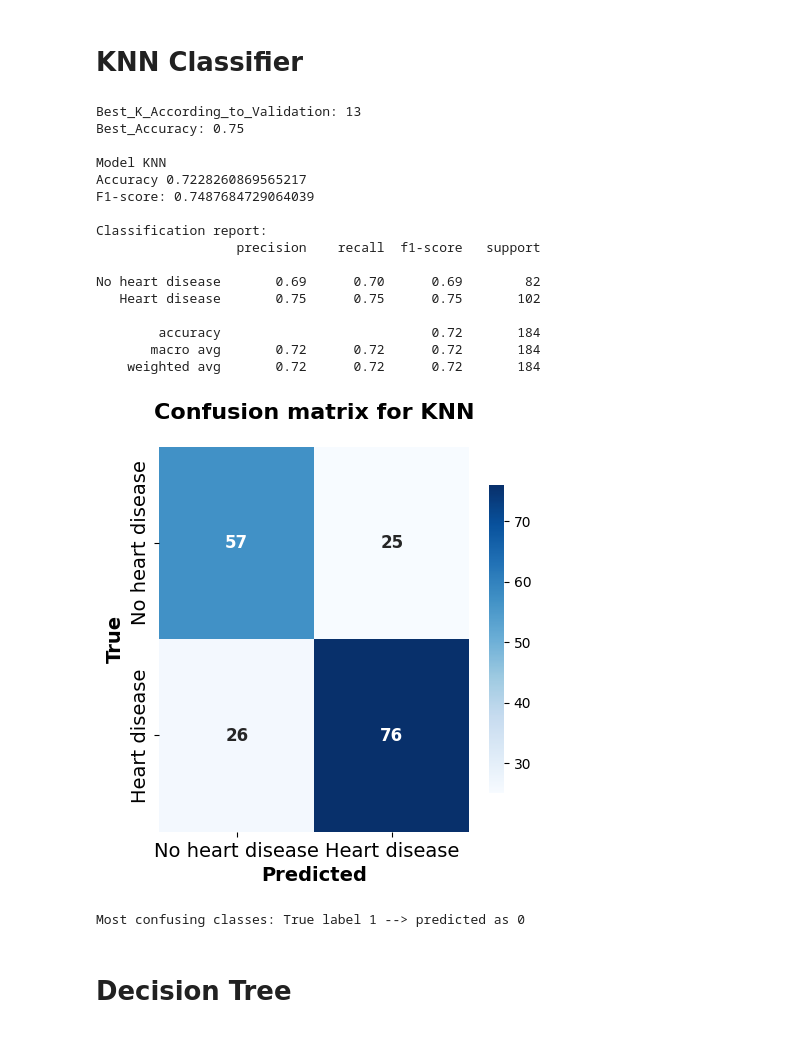
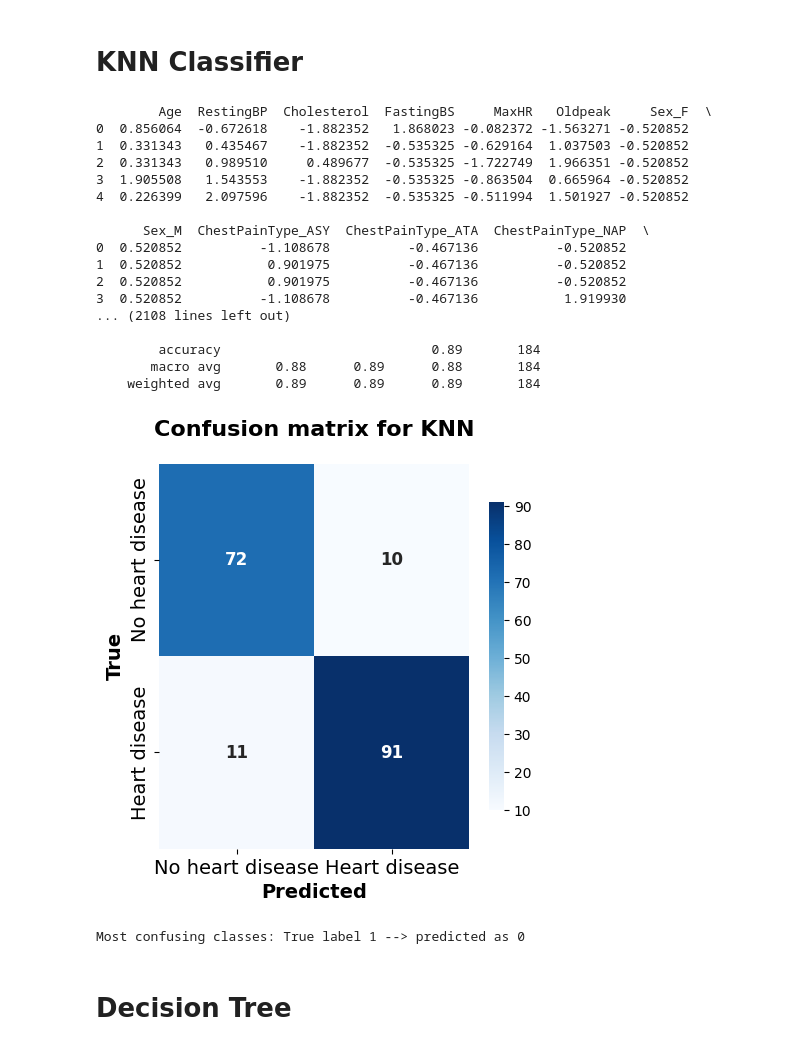
Before and after one commit to HagerMelook/Heart-Failure-Classification, a Jupyter notebook: HeartFailureClassification.ipynb, the cells around one changed output. Saved outputs shown, nothing was run; the diff lists cells and outputs as text; code cells hidden in the pictures.

```diff
--- a/HeartFailureClassification.ipynb
+++ b/HeartFailureClassification.ipynb
@@ -59,11 +59,12 @@ class HeartDiseaseData:
         print("Validation Class Distribution:\n", self.y_val.value_counts(normalize=True))
         print("Test Class Distribution:\n", self.y_test.value_counts(normalize=True))
 
-    def standardize_features(self):
+    def standardize_features(self, dataset):
         # Standardize numerical features using StandardScaler
         scaler = StandardScaler()
-        self.df_standardized = pd.DataFrame(scaler.fit_transform(self.df_encoded), columns=self.df_encoded.columns)
+        self.df_standardized = pd.DataFrame(scaler.fit_transform(dataset), columns=dataset.columns)
         print(self.df_standardized.head())
+        return self.df_standardized
 
     def preprocess_data(self, target_column, categorical_columns):
         # Run preprocessing steps
@@ -72,7 +73,7 @@ class HeartDiseaseData:
         self.encode_categorical_columns(categorical_columns)
         self.split_train_validation_test()
         self.print_class_distribution()
-        self.standardize_features()
+        self.standardize_features(self.df_encoded)
 # %%
 data_path = "heart.csv"
 target_column = 'HeartDisease'
@@ -126,7 +127,6 @@ class ModelEvaluator:
     def evaluate(self,X_test,y_test):
         # Evaluate the model on the test set
         self.y_pred = self.model.predict(X_test)
-
         # handle both probabilities and class labels
         if self.y_pred.ndim == 1: # class labels
             pass
@@ -150,9 +150,9 @@ class ModelEvaluator:
             if(y_maj_vote[i] > 0.5): y_bagging.append(1)
             else: y_bagging.append(0)
         self.y_pred = y_bagging
-        self.accuracy = accuracy_score(y_test,y_bagging)
-        self.f1_score = f1_score(y_test,y_bagging)
-        self.conf_matrix = confusion_matrix(y_test,y_bagging)
+        self.accuracy = accuracy_score(y_test, self.y_pred)
+        self.f1_score = f1_score(y_test, self.y_pred)
+        self.conf_matrix = confusion_matrix(y_test, self.y_pred)
         return self.accuracy,self.f1_score,self.conf_matrix
 
     def plot_confusion_matrix(self,font_size=14,title_font_size=16,annot_font_size=12):
@@ -208,48 +208,49 @@ class ModelEvaluator:
 class KNN_Classifier:
     def train_knn_model(self, n_neighbors):
         knn = KNeighborsClassifier(n_neighbors)
-        knn.fit(X_train, y_train)
+        knn.fit(data_processor.standardize_features(X_train), y_train)
         return knn
 
     def validate_knn_model(self, knn):
-        y_pred = knn.predict(X_val)
+        y_pred = knn.predict(data_processor.standardize_features(X_val))
         accuracy = accuracy_score(y_val,y_pred)
         return accuracy
 # %%
 best_k = 1
 best_accuracy = 0
 knn_classifier = KNN_Classifier()
 for k in range(1, 31):
     knn = knn_classifier.train_knn_model(k)
     accuracy = knn_classifier.validate_knn_model(knn)
     if(accuracy > best_accuracy):
         best_accuracy = accuracy
         best_k = k
 
 print(f"Best_K_According_to_Validation: {best_k}")
 print(f"Best_Accuracy: {best_accuracy}\n")
 
 best_knn = knn_classifier.train_knn_model(best_k)
 knn_eval = ModelEvaluator(best_knn,"KNN")
-knn_eval.summarize(X_test, y_test)
+knn_eval.summarize(data_processor.standardize_features(X_test), y_test)
 # %% [output]
-Best_K_According_to_Validation: 13
-Best_Accuracy: 0.75
+        Age  RestingBP  Cholesterol  FastingBS     MaxHR   Oldpeak     Sex_F  \
+0  0.856064  -0.672618    -1.882352   1.868023 -0.082372 -1.563271 -0.520852
+1  0.331343   0.435467    -1.882352  -0.535325 -0.629164  1.037503 -0.520852
+2  0.331343   0.989510     0.489677  -0.535325 -1.722749  1.966351 -0.520852
+3  1.905508   1.543553    -1.882352  -0.535325 -0.863504  0.665964 -0.520852
+4  0.226399   2.097596    -1.882352  -0.535325 -0.511994  1.501927 -0.520852
 
-Model KNN
-Accuracy 0.7228260869565217
-F1-score: 0.7487684729064039
+      Sex_M  ChestPainType_ASY  ChestPainType_ATA  ChestPainType_NAP  \
+0  0.520852          -1.108678          -0.467136          -0.520852
+1  0.520852           0.901975          -0.467136          -0.520852
+2  0.520852           0.901975          -0.467136          -0.520852
+3  0.520852          -1.108678          -0.467136           1.919930
+... (2108 lines left out)
 
-Classification report:
-                  precision    recall  f1-score   support
-
-No heart disease       0.69      0.70      0.69        82
-   Heart disease       0.75      0.75      0.75       102
-
-        accuracy                           0.72       184
-       macro avg       0.72      0.72      0.72       184
-    weighted avg       0.72      0.72      0.72       184
+        accuracy                           0.89       184
+       macro avg       0.88      0.89      0.88       184
+    weighted avg       0.89      0.89      0.89       184
-[figure, old version]
+[figure, new version]
 Most confusing classes: True label 1 --> predicted as 0
 # %% [markdown]
 # Decision Tree
```
Also changed, not shown: parts of 1 cell of this notebook.
